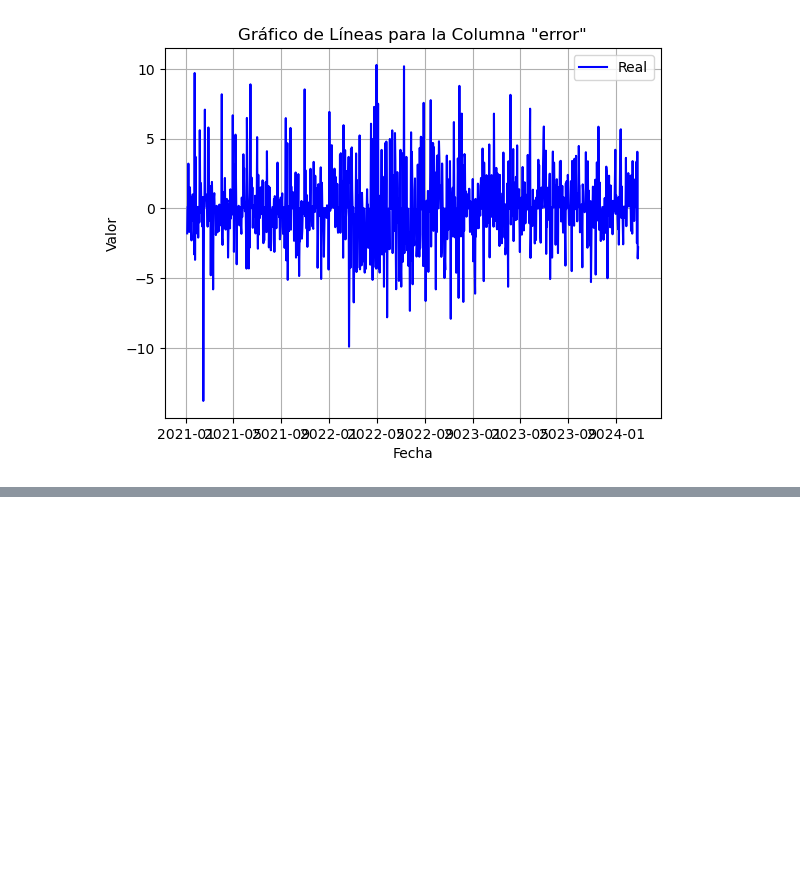
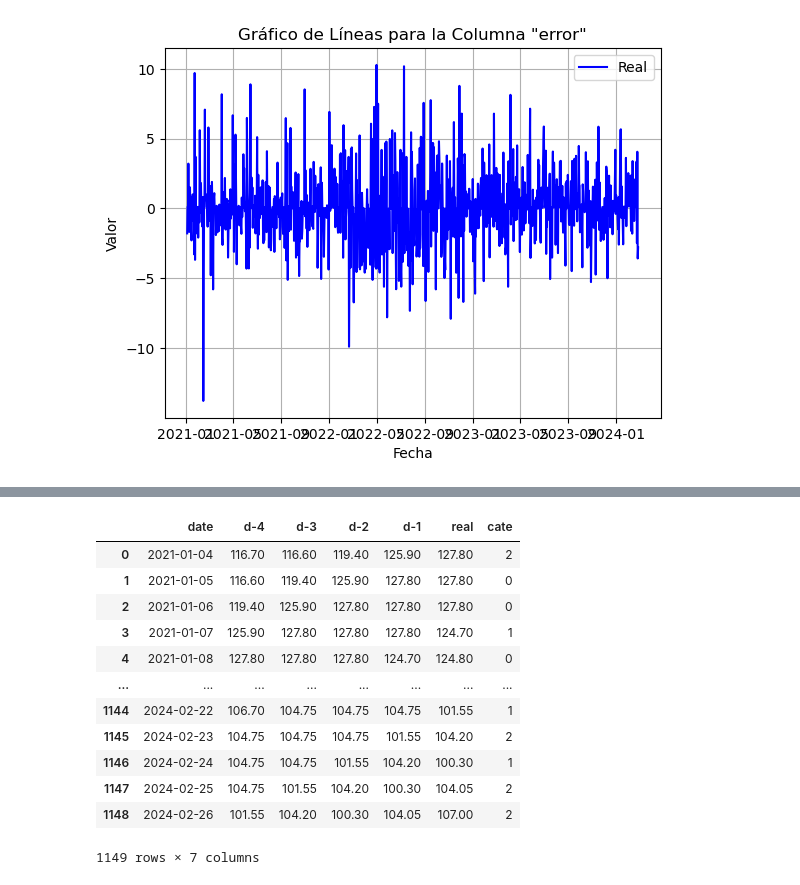
Before and after one commit to javicastano77/IBEX-35-Analysis, a Jupyter notebook: model_rfr/01_acciona_rfr.ipynb, the cells around one changed output, grey strips where cells are left out. Saved outputs shown, nothing was run; the diff lists cells and outputs as text; code cells hidden in the pictures; blank space fills up the shorter version.

```diff
--- a/model_rfr/01_acciona_rfr.ipynb
+++ b/model_rfr/01_acciona_rfr.ipynb
@@ -470,0 +549,16 @@ plt.show()
+# %%
+catg
+# %% [output]
+|  | date | d-4 | d-3 | d-2 | d-1 | real | cate |
+| 0 | 2021-01-04 | 116.70 | 116.60 | 119.40 | 125.90 | 127.80 | 2 |
+| 1 | 2021-01-05 | 116.60 | 119.40 | 125.90 | 127.80 | 127.80 | 0 |
+| 2 | 2021-01-06 | 119.40 | 125.90 | 127.80 | 127.80 | 127.80 | 0 |
+| 3 | 2021-01-07 | 125.90 | 127.80 | 127.80 | 127.80 | 124.70 | 1 |
+| 4 | 2021-01-08 | 127.80 | 127.80 | 127.80 | 124.70 | 124.80 | 0 |
+| ... | ... | ... | ... | ... | ... | ... | ... |
+| 1144 | 2024-02-22 | 106.70 | 104.75 | 104.75 | 104.75 | 101.55 | 1 |
+| 1145 | 2024-02-23 | 104.75 | 104.75 | 104.75 | 101.55 | 104.20 | 2 |
+| 1146 | 2024-02-24 | 104.75 | 104.75 | 101.55 | 104.20 | 100.30 | 1 |
+| 1147 | 2024-02-25 | 104.75 | 101.55 | 104.20 | 100.30 | 104.05 | 2 |
+| 1148 | 2024-02-26 | 101.55 | 104.20 | 100.30 | 104.05 | 107.00 | 2 |
+1149 rows × 7 columns
```
Also changed, not shown: parts of 7 cells of this notebook.
